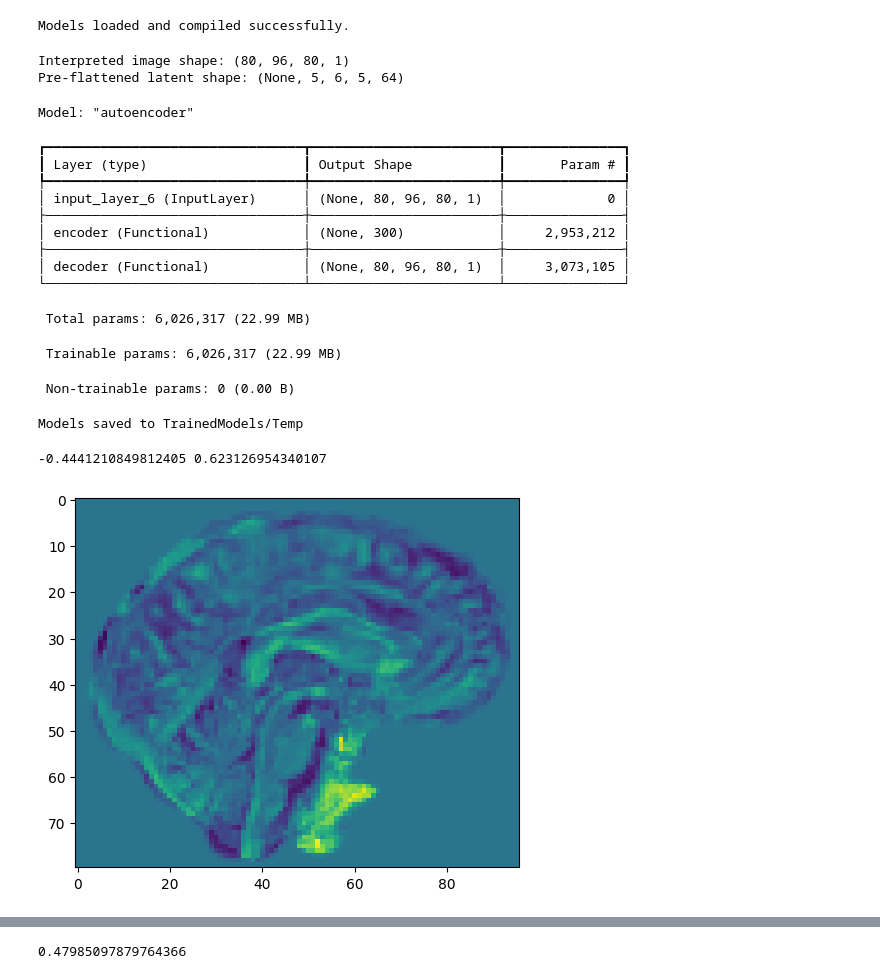
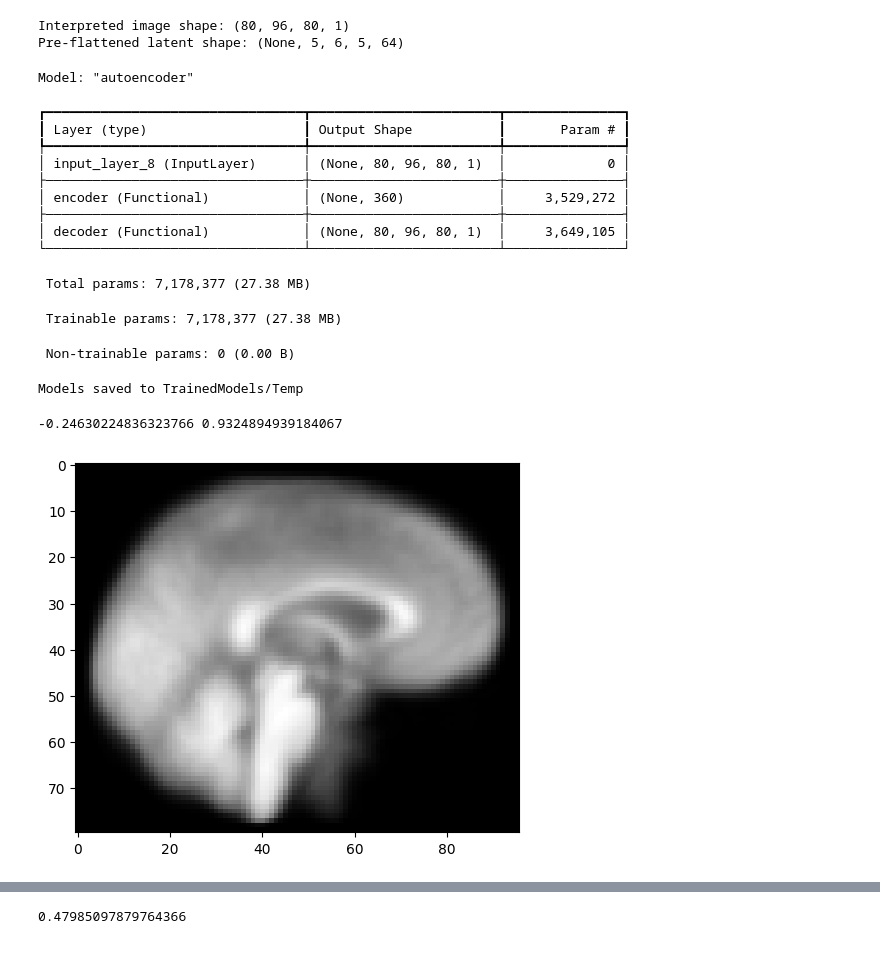
Before and after one commit to Vaakir/unsupervised-deep-learning-bachelor-thesis, a Jupyter notebook: test_ae.ipynb, the cells around one changed output, grey strips where cells are left out. Cells and saved outputs as stored; diff of their text form; code cells hidden in the pictures.

```diff
--- a/test_ae.ipynb
+++ b/test_ae.ipynb
@@ -4,14 +4,9 @@ from Data.load import load
 from matplotlib import pyplot as plt
 import numpy as np
 # %%
-train, test = load("Pre-processed", take=5)
+train, test = load("Pre-processed")
-# %%
-ae=AE.open("TrainedModels/Temp")
-# %% [output]
-Models loaded and compiled successfully.
 # %%
-ae = AE(train.shape,halvings=4, latent_dim=300, output_activation="tanh")
-ae.save("TrainedModels/Temp")
+ae = AE(train.shape,halvings=4, latent_dim=360, output_activation="tanh")
 # %% [output]
 Interpreted image shape: (80, 96, 80, 1)
 Pre-flattened latent shape: (None, 5, 6, 5, 64)
@@ -19,23 +14,23 @@ Model: "autoencoder"
 ┏━━━━━━━━━━━━━━━━━━━━━━━━━━━━━━━━━┳━━━━━━━━━━━━━━━━━━━━━━━━┳━━━━━━━━━━━━━━━┓
 ┃ Layer (type)                    ┃ Output Shape           ┃       Param # ┃
 ┡━━━━━━━━━━━━━━━━━━━━━━━━━━━━━━━━━╇━━━━━━━━━━━━━━━━━━━━━━━━╇━━━━━━━━━━━━━━━┩
-│ input_layer_6 (InputLayer)      │ (None, 80, 96, 80, 1)  │             0 │
+│ input_layer_8 (InputLayer)      │ (None, 80, 96, 80, 1)  │             0 │
 ├─────────────────────────────────┼────────────────────────┼───────────────┤
-│ encoder (Functional)            │ (None, 300)            │     2,953,212 │
+│ encoder (Functional)            │ (None, 360)            │     3,529,272 │
 ├─────────────────────────────────┼────────────────────────┼───────────────┤
-│ decoder (Functional)            │ (None, 80, 96, 80, 1)  │     3,073,105 │
+│ decoder (Functional)            │ (None, 80, 96, 80, 1)  │     3,649,105 │
 └─────────────────────────────────┴────────────────────────┴───────────────┘
- Total params: 6,026,317 (22.99 MB)
+ Total params: 7,178,377 (27.38 MB)
- Trainable params: 6,026,317 (22.99 MB)
+ Trainable params: 7,178,377 (27.38 MB)
  Non-trainable params: 0 (0.00 B)
 Models saved to TrainedModels/Temp
 # %%
 # Train on the diff to the mean brain instead
 mean_brain = np.mean(train, axis=0)
-diff_train = train - mean_brain
-diff_test = test - mean_brain
-plt.imshow(np.rot90(diff_train[0][40]))
+diff_train = train - 0.5*mean_brain
+diff_test = test - 0.5*mean_brain
+plt.imshow(np.rot90(mean_brain[40]),cmap="gray") # diff_train[0][40]
 print(np.min(diff_train), np.max(diff_train))
 # %% [output]
--0.4441210849812405 0.623126954340107
+-0.24630224836323766 0.9324894939184067
-[figure, old version]
+[figure, new version]
```
Also changed, not shown: parts of 9 cells of this notebook, 5 other files.
